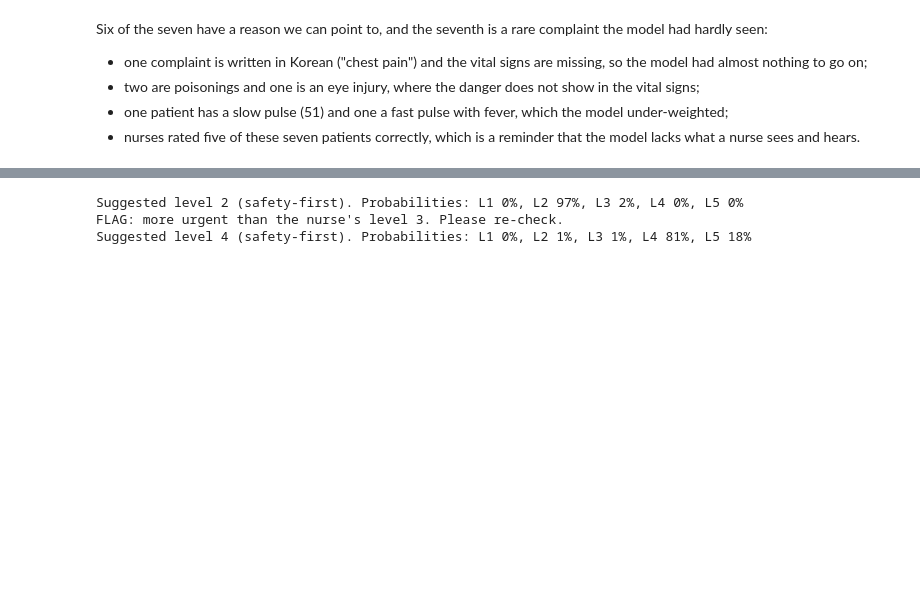
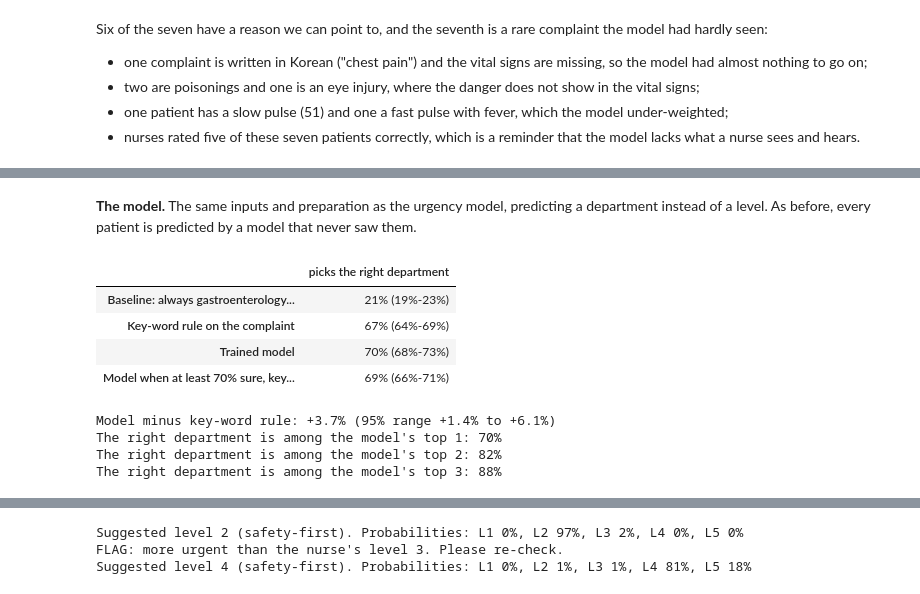
Before and after one commit to potlatiy/emergency-triage-ai, a Jupyter notebook: triage.ipynb, the cells around one changed output, grey strips where cells are left out. Cells and saved outputs as stored; diff of their text form; code cells hidden in the pictures; blank space fills up the shorter version.

```diff
--- a/triage.ipynb
+++ b/triage.ipynb
@@ -541,0 +598,51 @@ Six of the seven have a reason we can point to, and the seventh is a rare compla
+# %% [markdown]
+**The model.** The same inputs and preparation as the urgency model, predicting a department instead of a level.
+As before, every patient is predicted by a model that never saw them.
+# %%
+department_model = Pipeline([("prepare", make_model().named_steps["prepare"]),
+                             ("model", LogisticRegression(max_iter=3000, C=3.0))])
+folds = StratifiedKFold(5, shuffle=True, random_state=SEED)
+odds = cross_val_predict(department_model, df, department, cv=folds, method="predict_proba")
+names = np.array(sorted(department.unique()))
+ranked = names[np.argsort(-odds, axis=1)]          # every department, best guess first
+model_guess, sureness = ranked[:, 0], odds.max(axis=1)
+answer = department.values
+
+def share_right(guess):
+    right = guess == answer
+    rng = np.random.default_rng(SEED)
+    draws = [right[rng.integers(0, n, n)].mean() for _ in range(1000)]
+    low, high = np.percentile(draws, [2.5, 97.5])
+    return f"{right.mean():.0%} ({low:.0%}-{high:.0%})"
+
+most_common = department.mode()[0]
+mixed = np.where(sureness >= 0.70, model_guess, rule_guess)
+pd.DataFrame({"picks the right department": {
+    f"Baseline: always {most_common.lower()}": share_right(np.full(n, most_common)),
+    "Key-word rule on the complaint": share_right(rule_guess),
+    "Trained model": share_right(model_guess),
+    "Model when at least 70% sure, key-word rule otherwise": share_right(mixed),
+}})
+# %% [output]
+|  | picks the right department |
+| Baseline: always gastroenterology... | 21% (19%-23%) |
+| Key-word rule on the complaint | 67% (64%-69%) |
+| Trained model | 70% (68%-73%) |
+| Model when at least 70% sure, key... | 69% (66%-71%) |
+# %%
+rng = np.random.default_rng(SEED)
+model_right, rule_right = model_guess == answer, rule_guess == answer
+gaps = []
+for _ in range(1000):
+    pick = rng.integers(0, n, n)
+    gaps.append(model_right[pick].mean() - rule_right[pick].mean())
+low, high = np.percentile(gaps, [2.5, 97.5])
+print(f"Model minus key-word rule: {model_right.mean() - rule_right.mean():+.1%} (95% range {low:+.1%} to {high:+.1%})")
+for k in [1, 2, 3]:
+    hit = np.mean([answer[i] in ranked[i, :k] for i in range(n)])
+    print(f"The right department is among the model's top {k}: {hit:.0%}")
+# %% [output]
+Model minus key-word rule: +3.7% (95% range +1.4% to +6.1%)
+The right department is among the model's top 1: 70%
+The right department is among the model's top 2: 82%
+The right department is among the model's top 3: 88%
```
Also changed, not shown: parts of 11 cells of this notebook, 7 other files.
